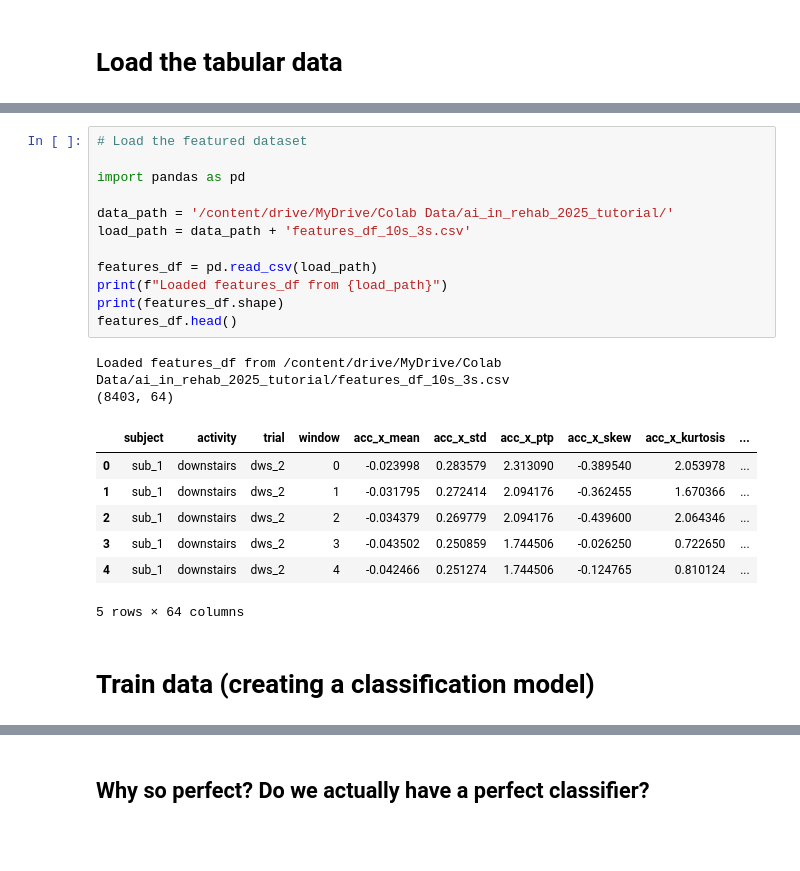
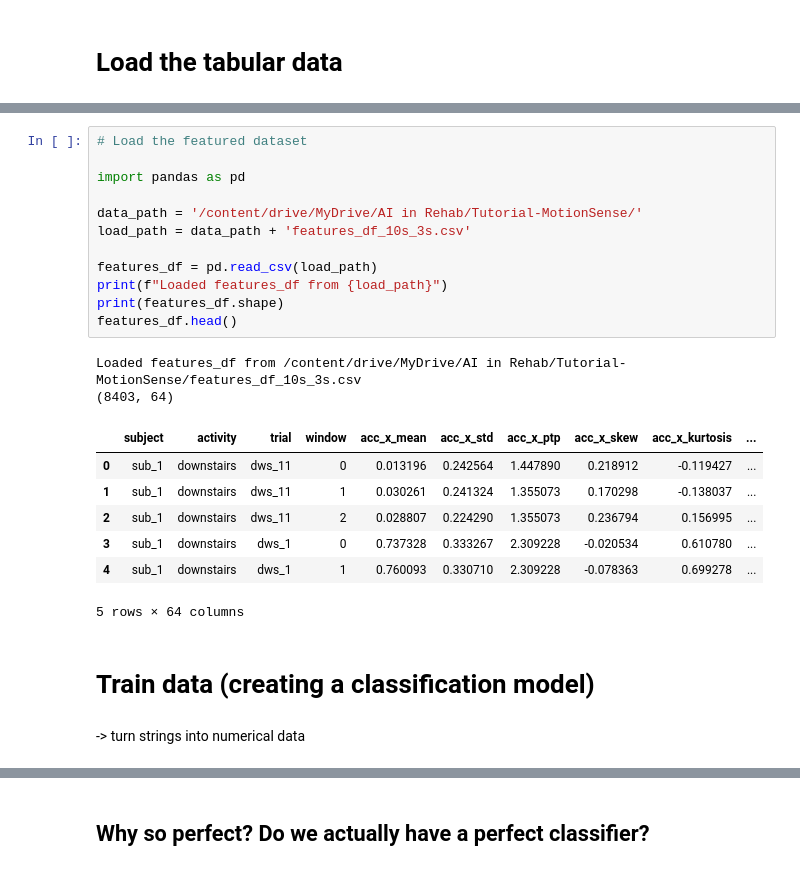
Before and after one commit to mparoz/ai-rehab-hc-2025, a Jupyter notebook: course_ai_rehab_hc_2025_tutorial_4_models_and_data_splits.ipynb, the cells around one changed output, grey strips where cells are left out. Drawn from its saved outputs; the diff is of its cells as text; blank space fills up the shorter version.

```diff
--- a/course_ai_rehab_hc_2025_tutorial_4_models_and_data_splits.ipynb
+++ b/course_ai_rehab_hc_2025_tutorial_4_models_and_data_splits.ipynb
@@ -9,27 +9,29 @@ Drive already mounted at /content/drive; to attempt to forcibly remount, call dr
 # %%
 # Load the featured dataset
 
 import pandas as pd
 
-data_path = '/content/drive/MyDrive/Colab Data/ai_in_rehab_2025_tutorial/'
+data_path = '/content/drive/MyDrive/AI in Rehab/Tutorial-MotionSense/'
 load_path = data_path + 'features_df_10s_3s.csv'
 
 features_df = pd.read_csv(load_path)
 print(f"Loaded features_df from {load_path}")
 print(features_df.shape)
 features_df.head()
 # %% [output]
-Loaded features_df from /content/drive/MyDrive/Colab Data/ai_in_rehab_2025_tutorial/features_df_10s_3s.csv
+Loaded features_df from /content/drive/MyDrive/AI in Rehab/Tutorial-MotionSense/features_df_10s_3s.csv
 (8403, 64)
 |  | subject | activity | trial | window | acc_x_mean | acc_x_std | acc_x_ptp | acc_x_skew | acc_x_kurtosis | ... |
-| 0 | sub_1 | downstairs | dws_2 | 0 | -0.023998 | 0.283579 | 2.313090 | -0.389540 | 2.053978 | ... |
-| 1 | sub_1 | downstairs | dws_2 | 1 | -0.031795 | 0.272414 | 2.094176 | -0.362455 | 1.670366 | ... |
-| 2 | sub_1 | downstairs | dws_2 | 2 | -0.034379 | 0.269779 | 2.094176 | -0.439600 | 2.064346 | ... |
-| 3 | sub_1 | downstairs | dws_2 | 3 | -0.043502 | 0.250859 | 1.744506 | -0.026250 | 0.722650 | ... |
-| 4 | sub_1 | downstairs | dws_2 | 4 | -0.042466 | 0.251274 | 1.744506 | -0.124765 | 0.810124 | ... |
+| 0 | sub_1 | downstairs | dws_11 | 0 | 0.013196 | 0.242564 | 1.447890 | 0.218912 | -0.119427 | ... |
+| 1 | sub_1 | downstairs | dws_11 | 1 | 0.030261 | 0.241324 | 1.355073 | 0.170298 | -0.138037 | ... |
+| 2 | sub_1 | downstairs | dws_11 | 2 | 0.028807 | 0.224290 | 1.355073 | 0.236794 | 0.156995 | ... |
+| 3 | sub_1 | downstairs | dws_1 | 0 | 0.737328 | 0.333267 | 2.309228 | -0.020534 | 0.610780 | ... |
+| 4 | sub_1 | downstairs | dws_1 | 1 | 0.760093 | 0.330710 | 2.309228 | -0.078363 | 0.699278 | ... |
 5 rows × 64 columns
 # %% [markdown]
 # **Train data (creating a classification model)**
+# %% [markdown]
+-> turn strings into numerical data
 # %%
 from sklearn.preprocessing import LabelEncoder
 from sklearn.ensemble import RandomForestClassifier
```
Also changed, not shown: parts of 11 cells of this notebook.
